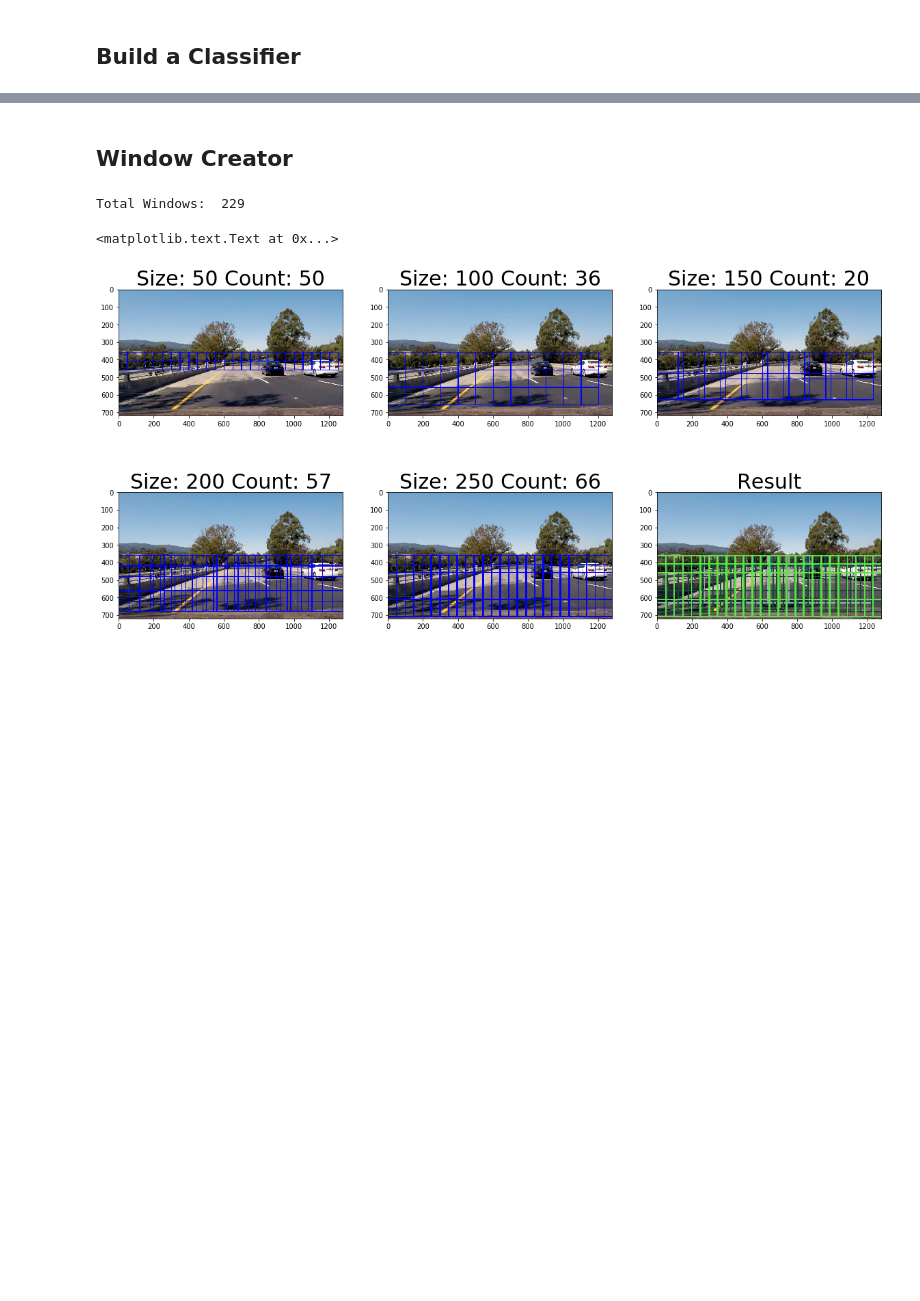
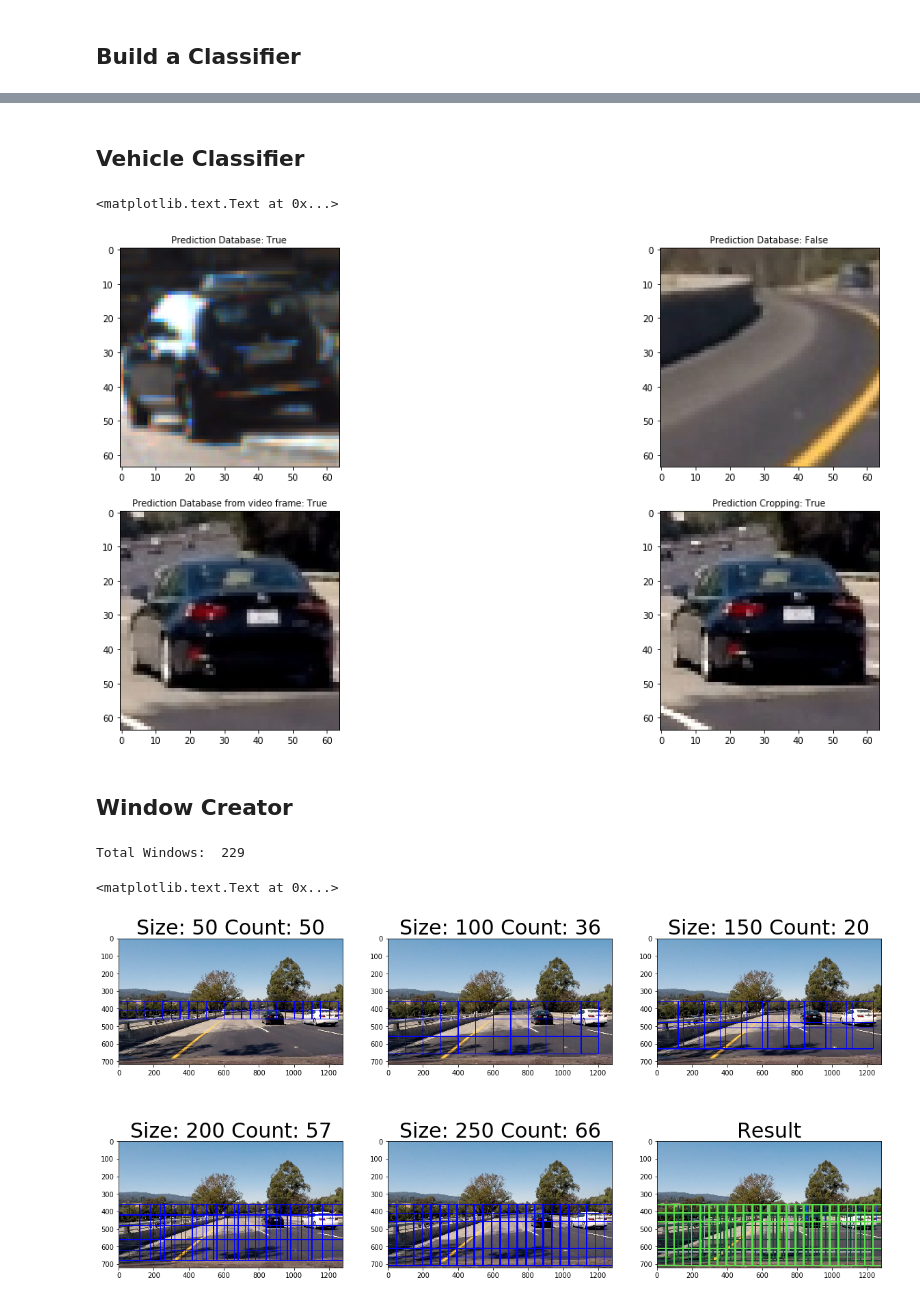
Before and after one commit to Maesla/Vehicle-Detection, a Jupyter notebook: vehicle_detection.ipynb, the cells around one changed output, grey strips where cells are left out. Drawn from its saved outputs; the diff is of its cells as text; code cells hidden in the pictures; blank space fills up the shorter version.

```diff
--- a/vehicle_detection.ipynb
+++ b/vehicle_detection.ipynb
@@ -336,0 +337,2 @@ Test Accuracy of SVC =  0.980337078652
+# %% [markdown]
+## Vehicle Classifier
@@ -337,3 +353,42 @@ Test Accuracy of SVC =  0.980337078652
+# %%
+car_ind = np.random.randint(0, len(vehicle_img_path))
+non_car_ind = np.random.randint(0, len(non_vehicle_img_path))
+
+vehicle_img = mpimg.imread(vehicle_img_path[car_ind])
+non_vehicle_img = mpimg.imread(non_vehicle_img_path[non_car_ind])
+
+simpleClassifier = SimpleVehicleClassifier(extractor, svc, X_scaler)
+
+f, ((ax1, ax2), (ax3, ax4)) = plt.subplots(2, 2, figsize=(20,10))
+ax1.imshow(vehicle_img)
+is_vehicle = simpleClassifier.is_vehicle(vehicle_img)
+title = 'Prediction Database: ' + str(is_vehicle)
+ax1.set_title(title, fontsize=10)
+
+ax2.imshow(non_vehicle_img)
+is_vehicle = simpleClassifier.is_vehicle(non_vehicle_img)
+title = 'Prediction Database: ' + str(is_vehicle)
+ax2.set_title(title, fontsize=10)
+
+vehicle_in_window = mpimg.imread('./test_images/vehicle_2.png')
+ax3.imshow(vehicle_in_window)
+is_vehicle = simpleClassifier.is_vehicle(vehicle_in_window)
+title = 'Prediction Database from video frame: ' + str(is_vehicle)
+ax3.set_title(title, fontsize=10)
+
+crop_image = mpimg.imread('./test_images/test4.jpg')
+window = ((807, 380),(950, 525))
+crop_image = cv2.resize(crop_image[window[0][1]:window[1][1], window[0][0]:window[1][0]], (64, 64))
+crop_image = crop_image/255.0
+crop_image = crop_image.astype(np.float32)
+
+ax4.imshow(crop_image)
+is_vehicle = simpleClassifier.is_vehicle(crop_image)
+title = 'Prediction Cropping: ' + str(is_vehicle)
+ax4.set_title(title, fontsize=10)
+# %% [output]
+<matplotlib.text.Text at 0x...>
+[figure, added]
 # %% [markdown]
 ## Window Creator
 # %%
```
Also changed, not shown: parts of 10 cells of this notebook, 2 other files.
